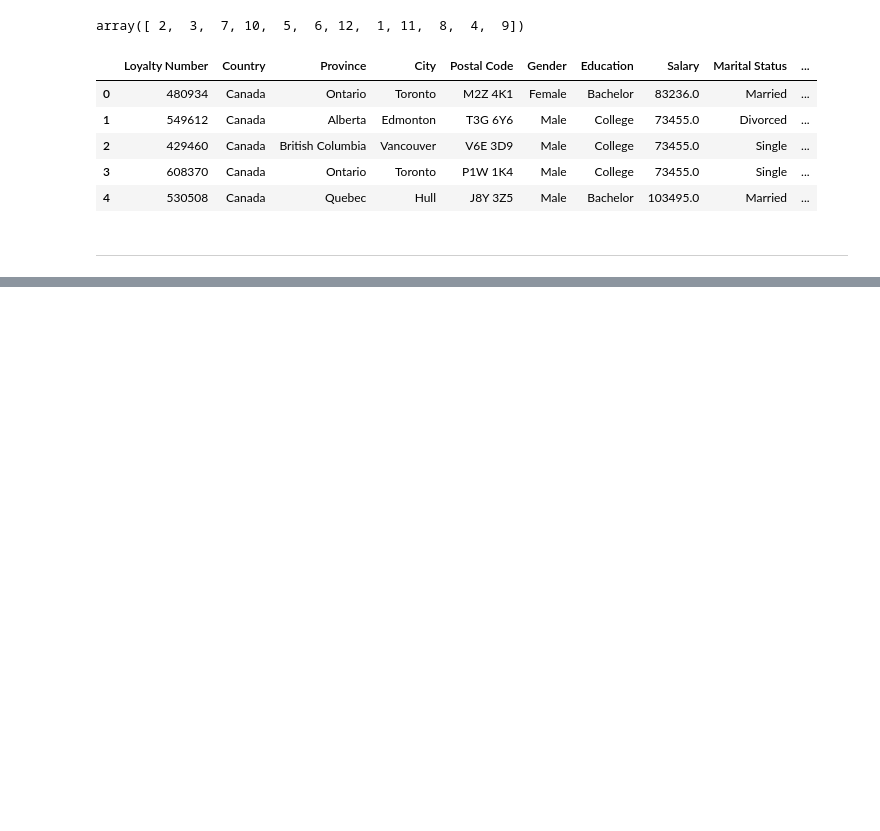
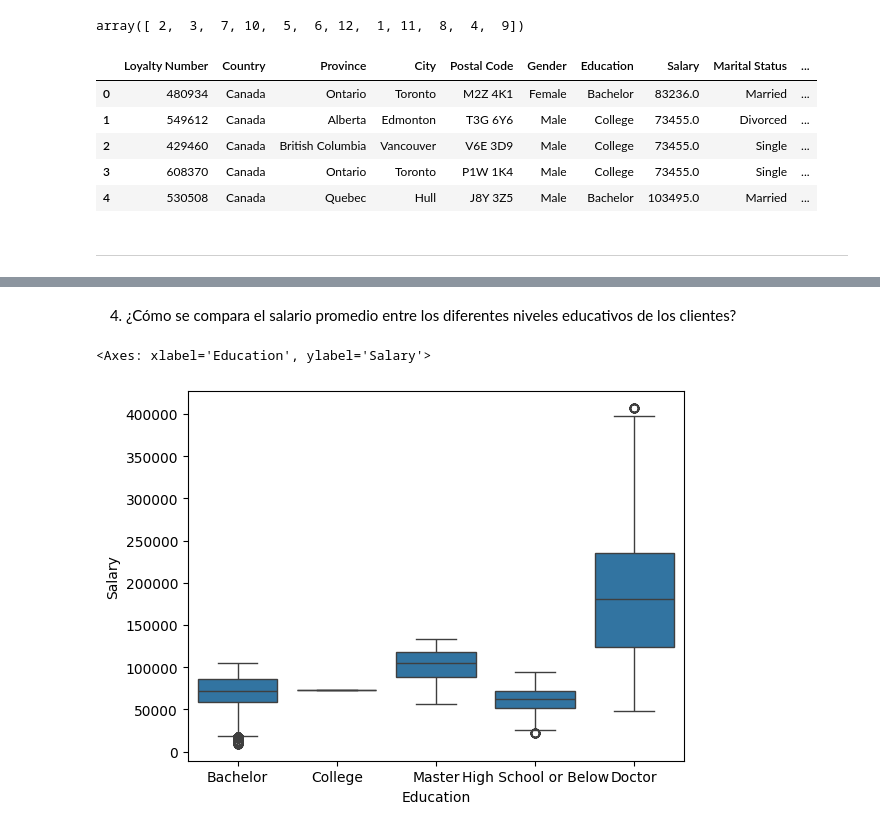
Before and after one commit to Adalab/bda-modulo-3-evaluacion-final-patrimerchan, a Jupyter notebook: Evaluacion_Final_Modulo_3.ipynb, the cells around one changed output, grey strips where cells are left out. Cells and saved outputs as stored; diff of their text form; code cells hidden in the pictures; blank space fills up the shorter version.

```diff
--- a/Evaluacion_Final_Modulo_3.ipynb
+++ b/Evaluacion_Final_Modulo_3.ipynb
@@ -845,0 +906,7 @@ df_unido.to_csv("Customer_Activity_History.csv", index=False)
+# %% [markdown]
+4. ¿Cómo se compara el salario promedio entre los diferentes niveles educativos de los clientes?
+# %%
+sns.boxplot(data=df_unido, x='Education', y='Salary')
+# %% [output]
+<Axes: xlabel='Education', ylabel='Salary'>
+[figure, added]
```
Also changed, not shown: parts of 21 cells of this notebook.
